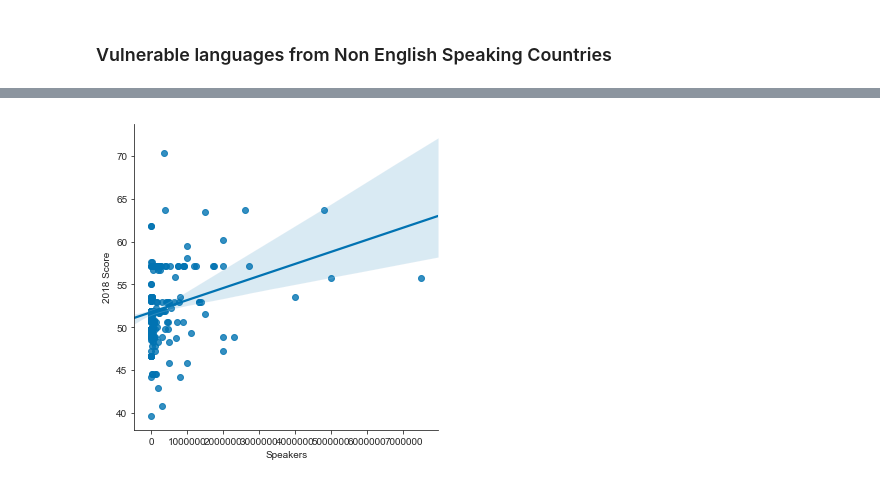
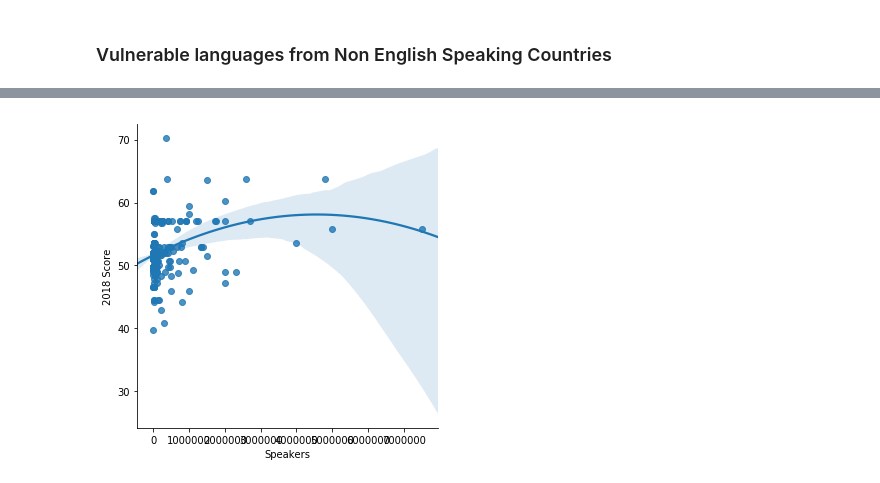
Before and after one commit to AlexEBall/Endangered_Languages_Capstone_Proj_1, a Jupyter notebook: Endangered Language EDA.ipynb, the cells around one changed output, grey strips where cells are left out. Cells and saved outputs as stored; diff of their text form; code cells hidden in the pictures.

```diff
--- a/Endangered Language EDA.ipynb
+++ b/Endangered Language EDA.ipynb
@@ -194,4 +287,5 @@ v_non5 = sns.distplot(int_gdp2, bins=15, kde=True, rug=True, kde_kws={'shade': T
 # %%
-v_non6 = sns.lmplot(x='Speakers', y='2018 Score', data=vulnerable_non)
+v_non6 = sns.lmplot(x='Speakers', y='2018 Score', data=vulnerable_non, order=2)
+# pass an order argument greater than 2 for polynomial
 # %% [output]
-[figure, old version]
+[figure, new version]
```
Also changed, not shown: parts of 45 cells of this notebook, 1 other file.
